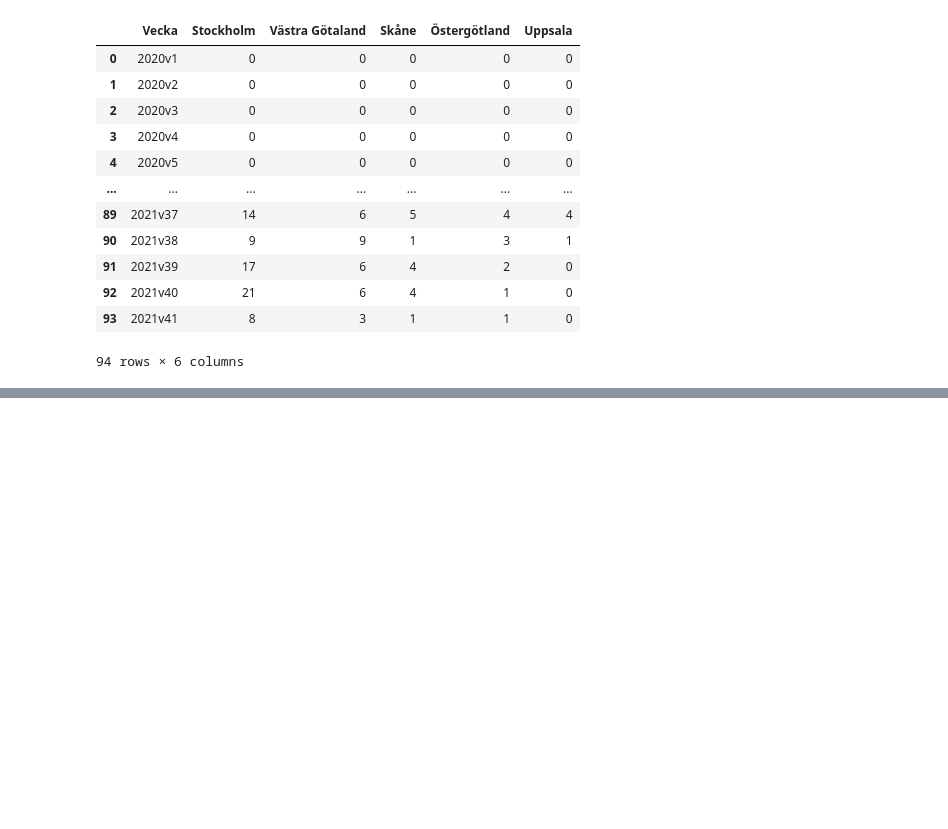
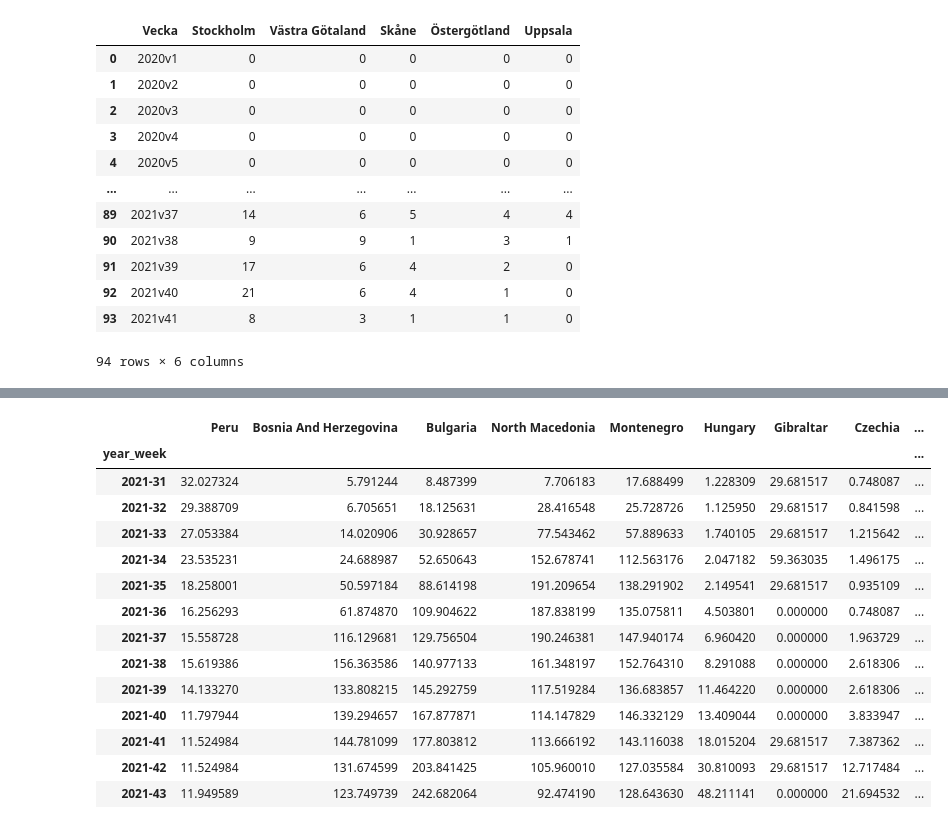
Before and after one commit to cseander/Databehandling-Christopher-Seander, a Jupyter notebook: Labs/Lab1.ipynb, the cells around one changed output, grey strips where cells are left out. Drawn from its saved outputs; the diff is of its cells as text; code cells hidden in the pictures; blank space fills up the shorter version.

```diff
--- a/Labs/Lab1.ipynb
+++ b/Labs/Lab1.ipynb
@@ -416,0 +637,7 @@ fig.show()
+# %%
+ecdc_deaths = ecdc[ecdc["indicator"] == "deaths"]
+highest_deaths = ecdc_deaths[ecdc_deaths["year_week"] == "2021-43"]
+highest_deaths["death_rate"] = highest_deaths["cumulative_count"] / highest_deaths["population"]
+highest_deaths = highest_deaths.sort_values("death_rate", ascending=False)[:10]["country"]
+
+highest_deaths
@@ -416,0 +660,21 @@ fig.show()
+# %%
+ecdc_top_10_deaths = ecdc_deaths[ecdc_deaths["country"].isin(highest_deaths)]
+
+ecdc_deaths_14_days = pd.DataFrame({country: ecdc_top_10_deaths[ecdc_top_10_deaths["country"] == country]["rate_14_day"][-13:].reset_index(drop=True) for country in highest_deaths}).set_index(ecdc_top_10_deaths["year_week"][-13:])
+ecdc_deaths_14_days
+# %% [output]
+|  | Peru | Bosnia And Herzegovina | Bulgaria | North Macedonia | Montenegro | Hungary | Gibraltar | Czechia | ... |
+| year_week |  |  |  |  |  |  |  |  | ... |
+| 2021-31 | 32.027324 | 5.791244 | 8.487399 | 7.706183 | 17.688499 | 1.228309 | 29.681517 | 0.748087 | ... |
+| 2021-32 | 29.388709 | 6.705651 | 18.125631 | 28.416548 | 25.728726 | 1.125950 | 29.681517 | 0.841598 | ... |
+| 2021-33 | 27.053384 | 14.020906 | 30.928657 | 77.543462 | 57.889633 | 1.740105 | 29.681517 | 1.215642 | ... |
+| 2021-34 | 23.535231 | 24.688987 | 52.650643 | 152.678741 | 112.563176 | 2.047182 | 59.363035 | 1.496175 | ... |
+| 2021-35 | 18.258001 | 50.597184 | 88.614198 | 191.209654 | 138.291902 | 2.149541 | 29.681517 | 0.935109 | ... |
+| 2021-36 | 16.256293 | 61.874870 | 109.904622 | 187.838199 | 135.075811 | 4.503801 | 0.000000 | 0.748087 | ... |
+| 2021-37 | 15.558728 | 116.129681 | 129.756504 | 190.246381 | 147.940174 | 6.960420 | 0.000000 | 1.963729 | ... |
+| 2021-38 | 15.619386 | 156.363586 | 140.977133 | 161.348197 | 152.764310 | 8.291088 | 0.000000 | 2.618306 | ... |
+| 2021-39 | 14.133270 | 133.808215 | 145.292759 | 117.519284 | 136.683857 | 11.464220 | 0.000000 | 2.618306 | ... |
+| 2021-40 | 11.797944 | 139.294657 | 167.877871 | 114.147829 | 146.332129 | 13.409044 | 0.000000 | 3.833947 | ... |
+| 2021-41 | 11.524984 | 144.781099 | 177.803812 | 113.666192 | 143.116038 | 18.015204 | 29.681517 | 7.387362 | ... |
+| 2021-42 | 11.524984 | 131.674599 | 203.841425 | 105.960010 | 127.035584 | 30.810093 | 29.681517 | 12.717484 | ... |
+| 2021-43 | 11.949589 | 123.749739 | 242.682064 | 92.474190 | 128.643630 | 48.211141 | 0.000000 | 21.694532 | ... |
```
Also changed, not shown: parts of 34 cells of this notebook, 18 other files.
